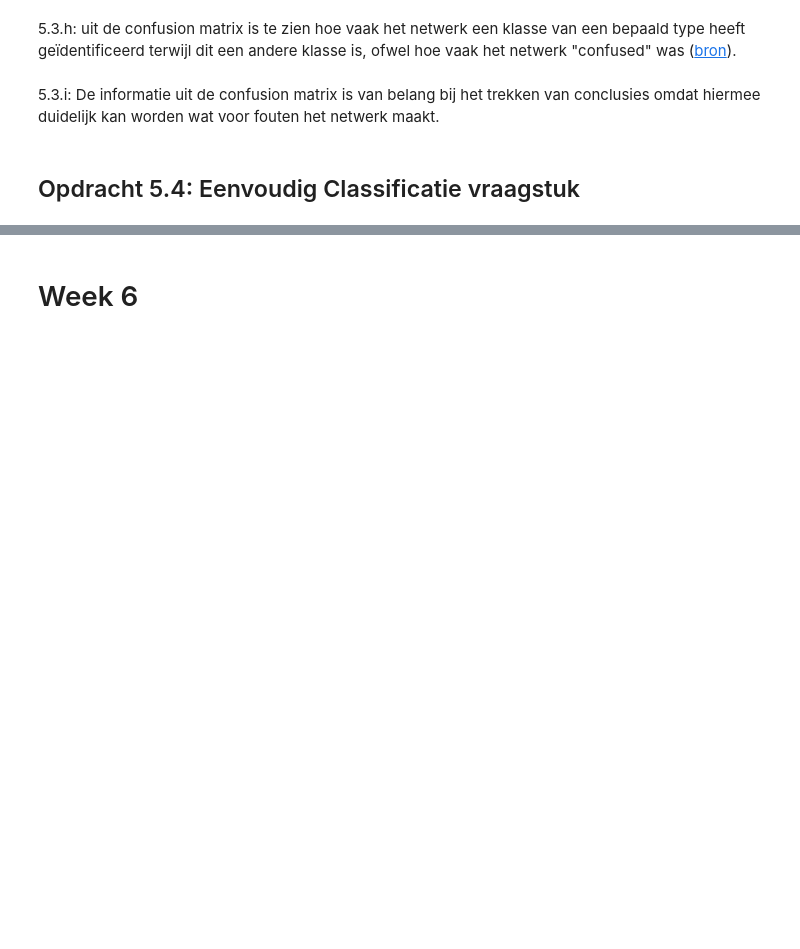
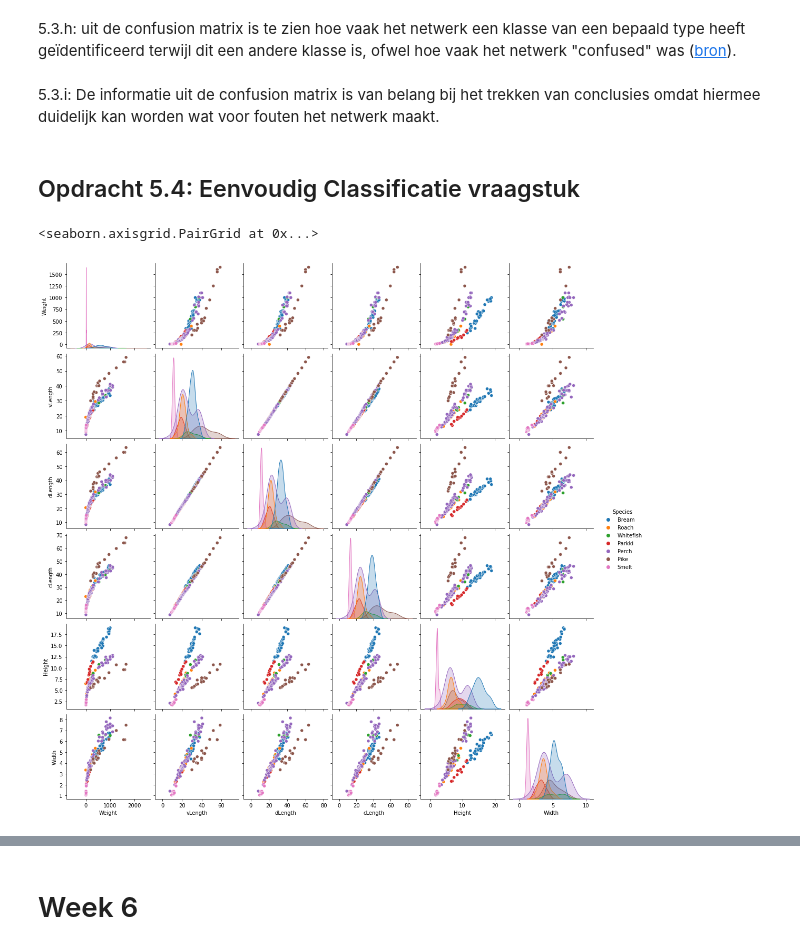
Before and after one commit to SemvdH/CVML-MachineLearning, a Jupyter notebook: exercises/Jupyter notebook CVML.ipynb, the cells around one changed output, grey strips where cells are left out. Saved outputs shown, nothing was run; the diff lists cells and outputs as text; code cells hidden in the pictures; blank space fills up the shorter version.

Commit message:
[ADD] the fish dataset and made exercise 5.4. THis includes the comments for everything.

```diff
--- a/exercises/Jupyter notebook CVML.ipynb
+++ b/exercises/Jupyter notebook CVML.ipynb
@@ -786,0 +457,15 @@ Uit deze verkregen waarden kunnen we concluderen dat een lagere learning rate zo
+# %%
+"""
+leest de data uit van een .csv file.
+"""
+df = pd.read_csv('../data/Fish.csv')
+# %%
+"""
+Plot voor elke verschillende soorten species elke attribute.
+Zo zijn de soorten te zien in de kolommen en de attributen
+zijn te zien in de rijen.
+"""
+sns.pairplot(df, hue="Species")
+# %% [output]
+<seaborn.axisgrid.PairGrid at 0x...>
+[figure, added]
```
Also changed, not shown: parts of 63 cells of this notebook, 1 other file.
